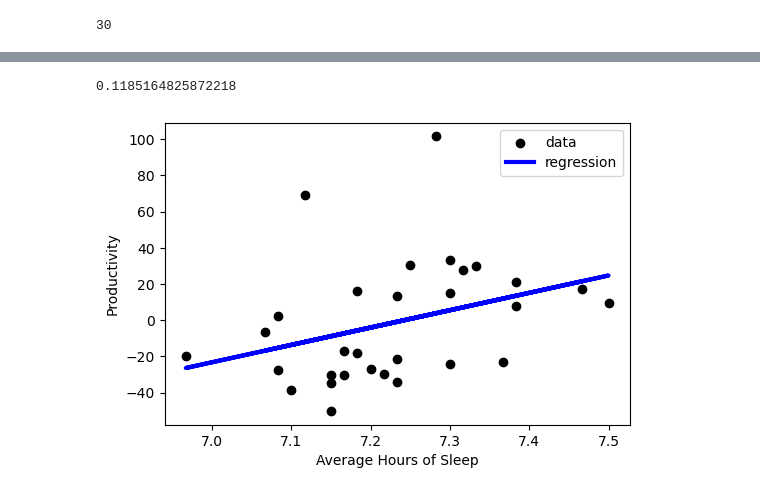
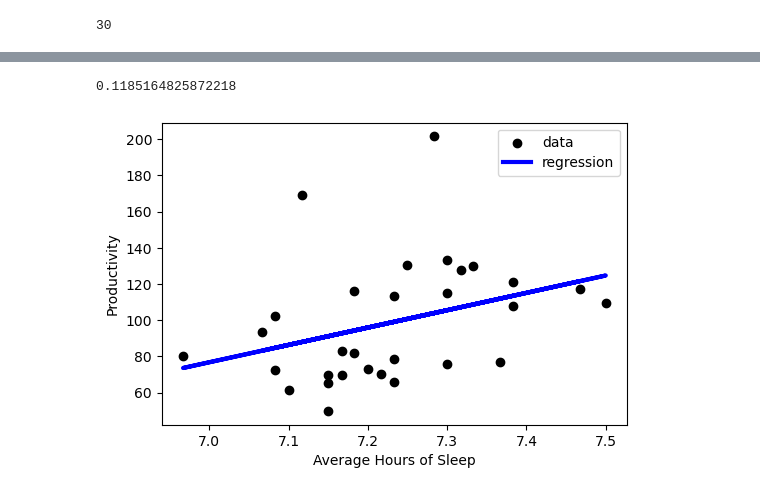
Before and after one commit to nisa-bayraktar/european_productivity, a Jupyter notebook: sleep/sleep.ipynb, the cells around one changed output, grey strips where cells are left out. Saved outputs shown, nothing was run; the diff lists cells and outputs as text; code cells hidden in the pictures.

```diff
--- a/sleep/sleep.ipynb
+++ b/sleep/sleep.ipynb
@@ -47,28 +54,28 @@ y = y.reshape(len(sleep_prod), 1)
 # %%
 
 x=sleep_prod['Hours'].values
-y=sleep_prod['average_prod'].values - 100
+y=sleep_prod['average_prod'].values
 
 x = x.reshape(len(sleep_prod), 1)
 y = y.reshape(len(sleep_prod), 1)
 
 from sklearn.linear_model import LinearRegression
 
 regr = LinearRegression()
 regr.fit(x, y)
 print(regr.score(x, y))
 
 
 fig, ax = plt.subplots(dpi=100, figsize=(6, 4))
 fig.patch.set_facecolor('white')
 ax.scatter(x, y,  color='black', label='data')
 ax.plot(x, regr.predict(x), color='blue', linewidth=3, label='regression')
 
 ax.set_xlabel('Average Hours of Sleep', fontsize=10)
 ax.set_ylabel("Productivity", fontsize=10)
 
 ax.legend()
 plt.show()
 # %% [output]
 0.1185164825872218
-[figure, old version]
+[figure, new version]
```
Also changed, not shown: parts of 2 cells of this notebook, 1 other file.
